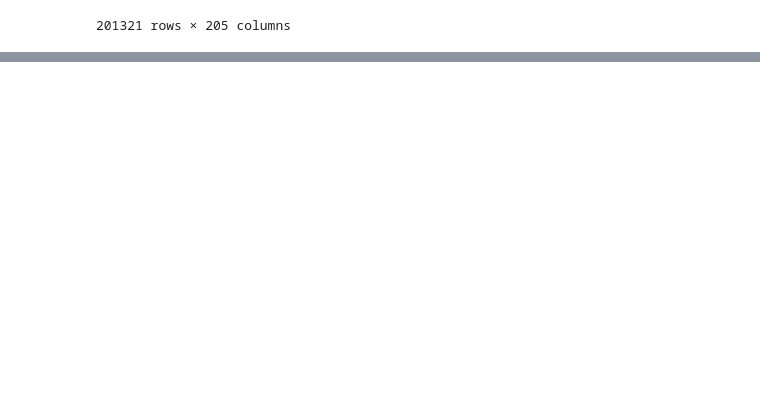
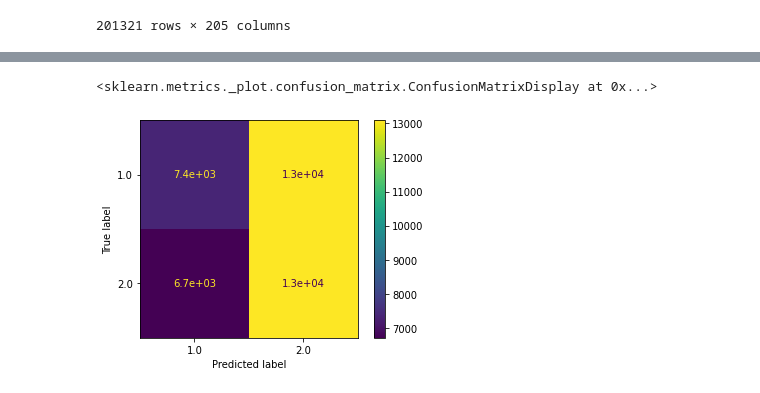
Before and after one commit to sruthi-pasham/research_project, a Jupyter notebook: Research_project_RF_v2_20210424.ipynb, the cells around one changed output, grey strips where cells are left out. Cells and saved outputs as stored; diff of their text form; code cells hidden in the pictures; blank space fills up the shorter version.

```diff
--- a/Research_project_RF_v2_20210424.ipynb
+++ b/Research_project_RF_v2_20210424.ipynb
@@ -316,0 +341,5 @@ print(fscore4)
+# %%
+plot_confusion_matrix(model4, x_test, y_test)
+# %% [output]
+<sklearn.metrics._plot.confusion_matrix.ConfusionMatrixDisplay at 0x...>
+[figure, added]
```
Also changed, not shown: parts of 14 cells of this notebook, 1 other file.
